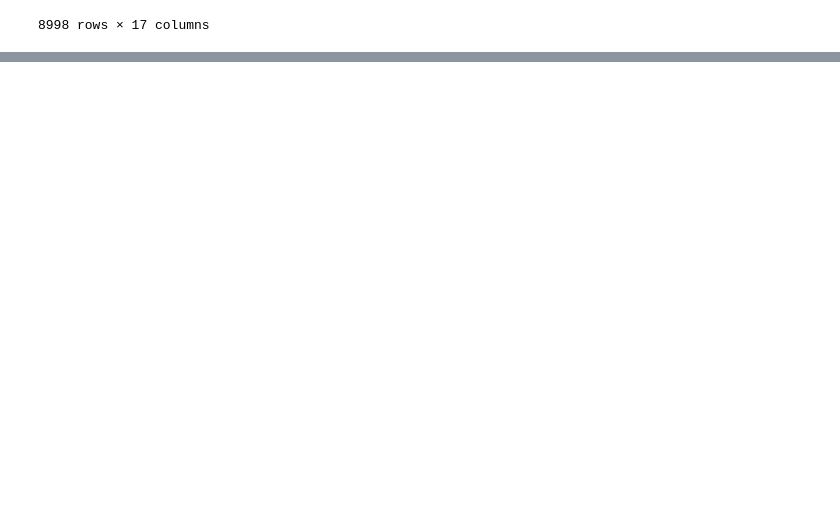
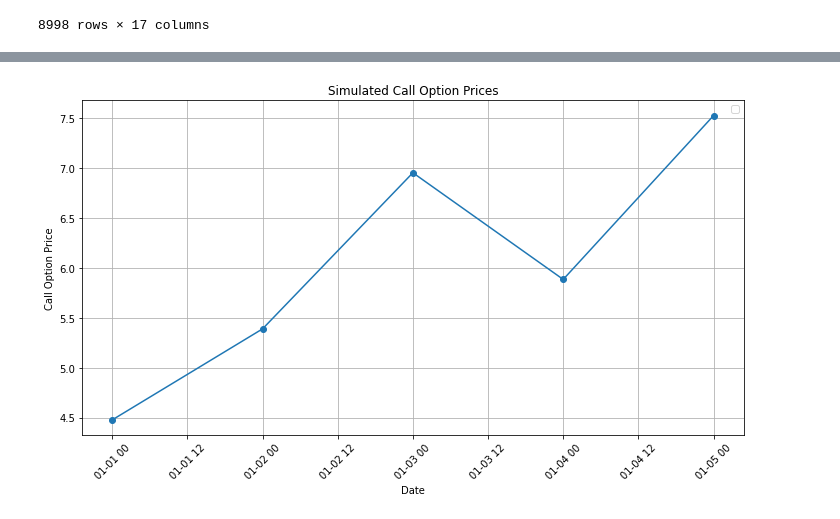
Before and after one commit to lanfeustX/Backtest, a Jupyter notebook: strat.ipynb, the cells around one changed output, grey strips where cells are left out. Drawn from its saved outputs; the diff is of its cells as text; code cells hidden in the pictures; blank space fills up the shorter version.

```diff
--- a/strat.ipynb
+++ b/strat.ipynb
@@ -1821,0 +2662,82 @@ beta = fit_beta(pd.DataFrame(generated_data), X_train)
+# %%
+import numpy as np
+import pandas as pd
+from scipy.stats import norm
+import matplotlib.pyplot as plt
+
+# ... (Black-Scholes and simulation functions from previous response)
+
+def black_scholes_call(S, K, T, r, sigma):
+    """Calculates the theoretical price of a European call option."""
+    d1 = (np.log(S / K) + (r + sigma**2 / 2) * T) / (sigma * np.sqrt(T))
+    d2 = d1 - sigma * np.sqrt(T)
+    return S * norm.cdf(d1) - K * np.exp(-r * T) * norm.cdf(d2)
+
+def simulate_call_prices(stock_prices, K, T, r, sigma):
+    """
+    Simulates call option prices based on historical stock prices.
+
+    Args:
+        stock_prices (pd.Series or np.array): Historical stock prices.
+        K (float): Strike price of the call option.
+        T (float): Time to expiration (in years).
+        r (float): Risk-free interest rate.
+        sigma (float): Volatility of the underlying stock. Can be a single value or a series/array matching stock_prices.
+
+
+    Returns:
+        pd.Series: Simulated call option prices.
+    """
+
+    if isinstance(sigma, (pd.Series, np.ndarray)) and len(sigma)!= len(stock_prices):
+        raise ValueError("If sigma is an array it should be the same length as the array of stock_prices ")
+
+
+    call_prices = []
+    for i, S in enumerate(stock_prices):
+        current_sigma = sigma if isinstance(sigma, float) else sigma[i]
+        call_price = black_scholes_call(S, K, T, r, current_sigma)  # Pass volatility as argument
+        call_prices.append(call_price)
+
+    return pd.Series(call_prices, index=stock_prices.index)  # Use the same index as stock prices
+
+# Example usage with sample stock data and plotting:
+
+# Sample stock prices (replace with your actual data)
+dates = pd.to_datetime(['2024-01-01', '2024-01-02', '2024-01-03', '2024-01-04', '2024-01-05'])
+stock_prices = pd.Series([150, 152, 155, 153, 156], index=dates)
+
+# Option parameters
+K = 155  # Strike price
+T = 0.25  # Time to expiration (3 months = 0.25 years)
+r = 0.04  # Risk-free rate
+
+# Volatility (you can provide a single value or a time series)
+sigma = 0.2  # Constant volatility
+# sigma_series =  pd.Series([0.2, 0.22, 0.18, 0.25, 0.2], index=dates) # Time-varying volatility (example)
+
+
+
+call_prices = simulate_call_prices(stock_prices, K, T, r, sigma)  # or use sigma_series
+
+# Plotting
+plt.figure(figsize=(10, 6))
+
+# Convert the index to a NumPy array before plotting
+plt.plot(call_prices.index.to_numpy(), call_prices.values, marker='o', linestyle='-')  # The key change
+
+plt.title("Simulated Call Option Prices")
+plt.xlabel("Date")
+plt.ylabel("Call Option Price")
+plt.grid(True)
+
+
+# (Optional) Add stock price to the plot – also convert to NumPy array if using a Pandas Series
+# plt.plot(stock_prices.index.to_numpy(), stock_prices.values, marker='x', linestyle='-', label="Stock Price")
+
+
+plt.legend() # If you're plotting the stock price as well
+plt.xticks(rotation=45)
+plt.tight_layout()
+plt.show()
+# %% [output]
@@ -1821,0 +2745 @@ beta = fit_beta(pd.DataFrame(generated_data), X_train)
+[figure, added]
```
Also changed, not shown: parts of 63 cells of this notebook.
